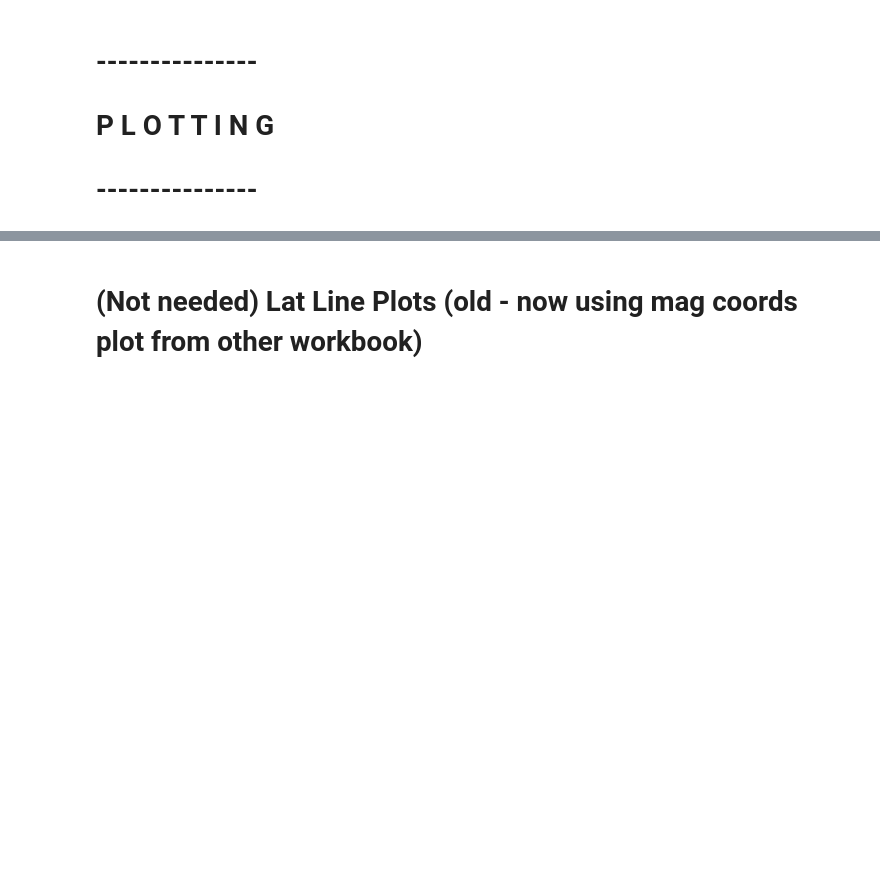
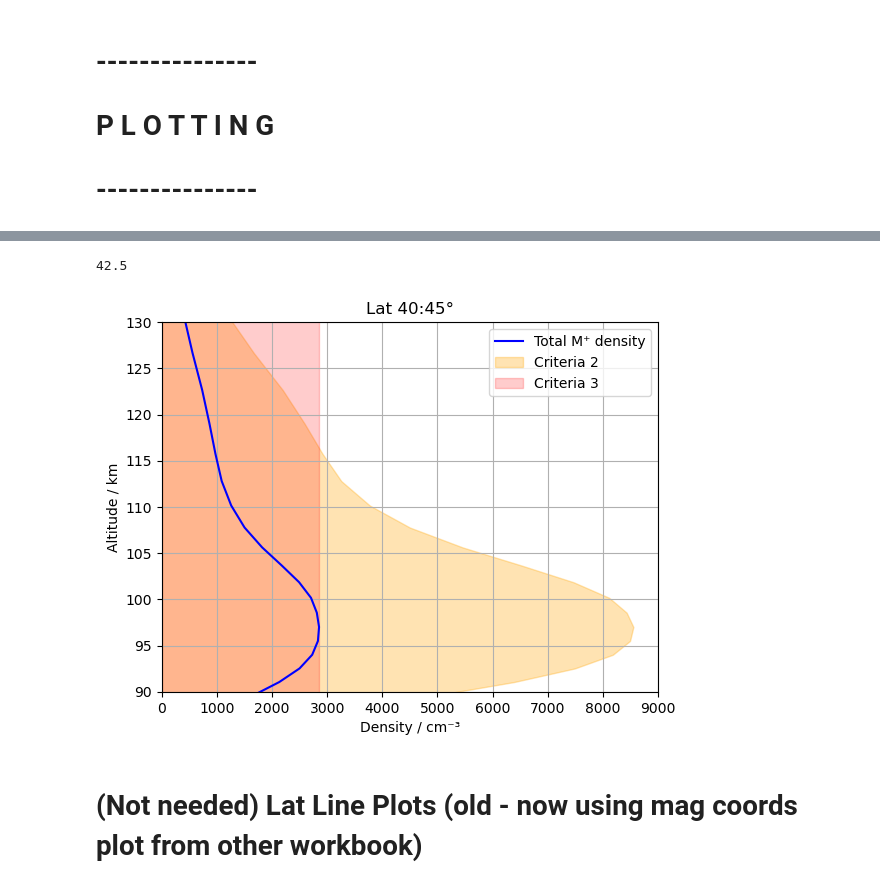
Before and after one commit to tashaay/SpE_Identification_Notebooks, a Jupyter notebook: COSMIC_WACCM_Plotting-WACCM_Factor.ipynb, the cells around one changed output, grey strips where cells are left out. Cells and saved outputs as stored; diff of their text form; code cells hidden in the pictures; blank space fills up the shorter version.

```diff
--- a/COSMIC_WACCM_Plotting-WACCM_Factor.ipynb
+++ b/COSMIC_WACCM_Plotting-WACCM_Factor.ipynb
@@ -504,3 +508,48 @@ win_ocfr_LT_m_LTmean = win_ocfr_LT_m.mean(dim='local_time')
+# %%
+ind = 26
+
+intlat_sel = intlat[ind]
+print(intlat_sel.values)
+
+alt_sel = sum_alt_sl_sh_avg_bb_5d_dsavgg[:,ind]
+
+Mptdens_sel = sum_Mptdens_avv1_b_5d[:,ind,0,0]
+# %% [output]
+42.5
+# %%
+# Plotting Mptdens_sel
+plt.plot(Mptdens_sel, alt_sel, label='Total M\u207A density', color='blue')
+
+# Adding a dashed line (3 times Mptdens_sel)
+#plt.plot(3 * Mptdens_sel, alt_sel, '--', label='3x Metal density', color='orange')
+
+# Set y-axis limits
+plt.ylim(90, 130)
+
+plt.xlim(0, 9000)
+
+# Shading under the line 3 * Mptdens_sel
+plt.fill_betweenx(alt_sel, 0, 3 * Mptdens_sel, color='orange', alpha=0.3, label='Criteria 2')
+
+# Calculate maximum of Mptdens_sel over altitude
+max_Mptdens_sel = np.max(Mptdens_sel)
+
+# Add a vertical line at the maximum value
+plt.fill_betweenx(alt_sel, 0, max_Mptdens_sel, color='red', alpha=0.2, label='Criteria 3')
+
+plt.xlabel('Density / cm\u207B\u00B3')
+plt.ylabel('Altitude / km')
+plt.title(f'Lat {int(intlat_sel.values-2.5)}:{int(intlat_sel.values+2.5)}\u00B0')
+plt.legend()
+plt.grid(True)
+
+
+figname = f'{run_name}_Criteria_eg_Lat_{int(intlat_sel.values-2.5)}-{int(intlat_sel.values+2.5)}.png'
+plt.savefig('./Figures/Combined/' + str(figname), dpi=400, bbox_inches='tight')
+
+plt.show()
+# %% [output]
+[figure, added]
 # %% [markdown]
 # (Not needed) Lat Line Plots (old - now using mag coords plot from other workbook)
 # %%
```
Also changed, not shown: parts of 11 cells of this notebook, 12 other files.
